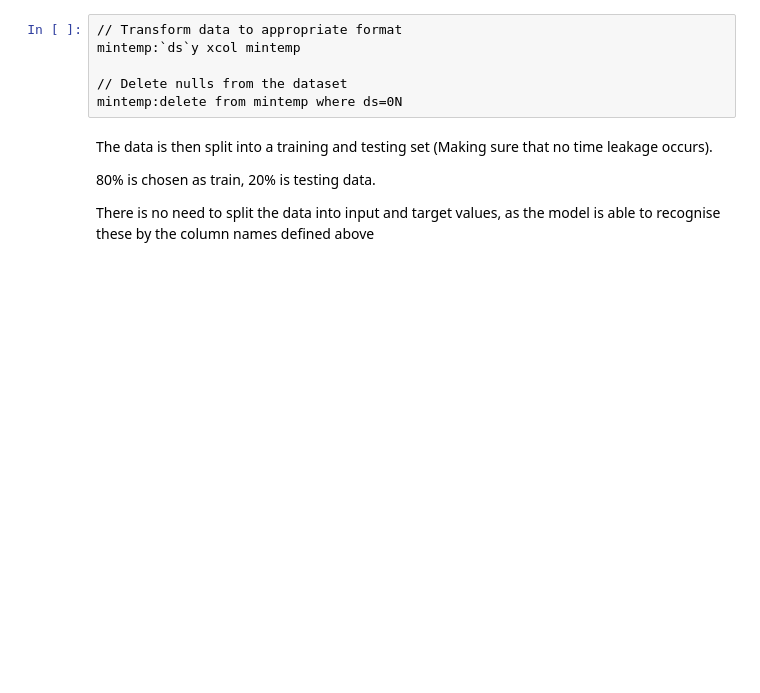
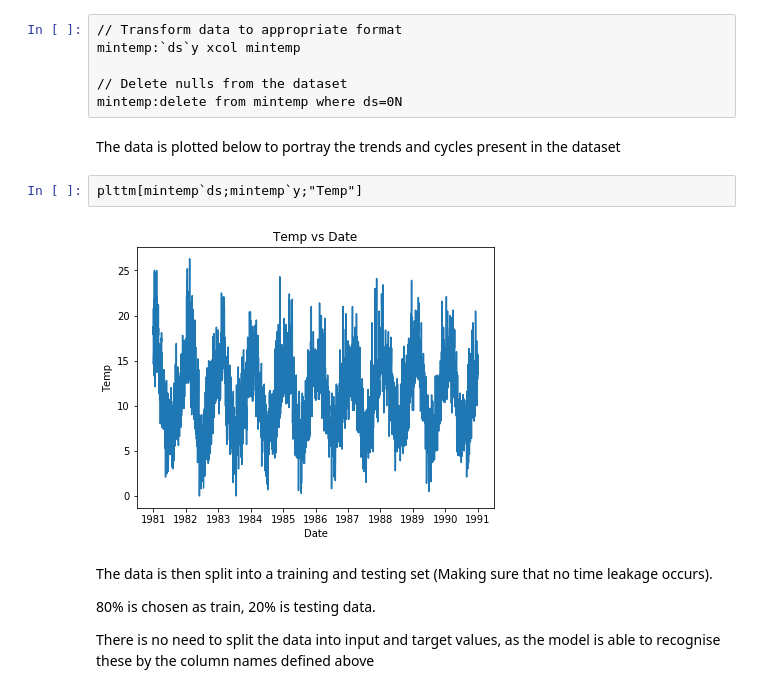
Before and after one commit to cmccarthy1/timeseries, a Jupyter notebook: notebooks/fbprophet.ipynb, the cells around one changed output. Saved outputs shown, nothing was run; the diff lists cells and outputs as text; blank space fills up the shorter version.

Commit message:
updated fbprophet model plots

```diff
--- a/notebooks/fbprophet.ipynb
+++ b/notebooks/fbprophet.ipynb
@@ -58,6 +58,12 @@ mintemp:`ds`y xcol mintemp
 
 // Delete nulls from the dataset
 mintemp:delete from mintemp where ds=0N
+# %% [markdown]
+The data is plotted below to portray the trends and cycles present in the dataset
+# %%
+plttm[mintemp`ds;mintemp`y;"Temp"]
+# %% [output]
+[figure, added]
 # %% [markdown]
 The data is then split into  a training and testing set (Making sure that no time leakage occurs).
 
```
Also changed, not shown: parts of 6 cells of this notebook.
